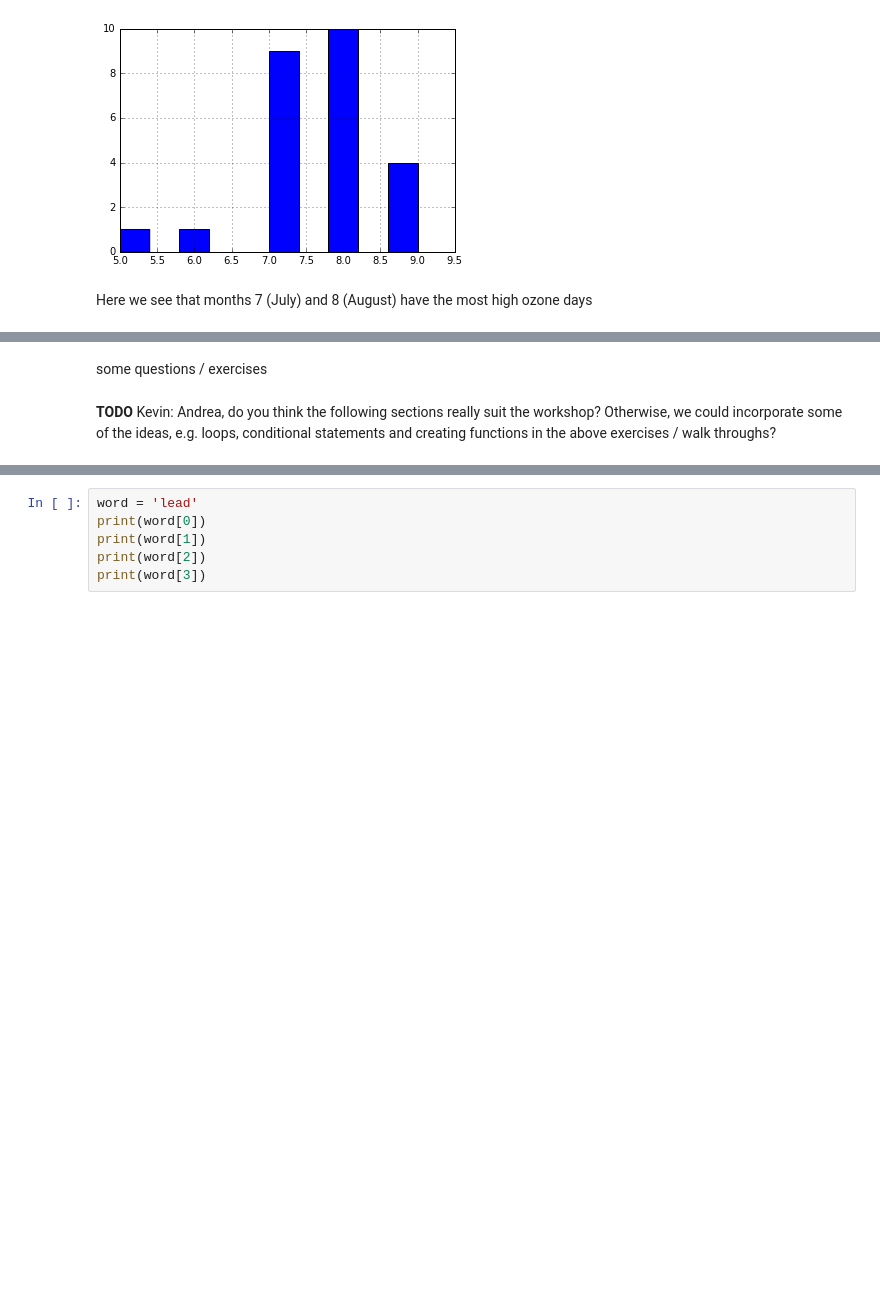
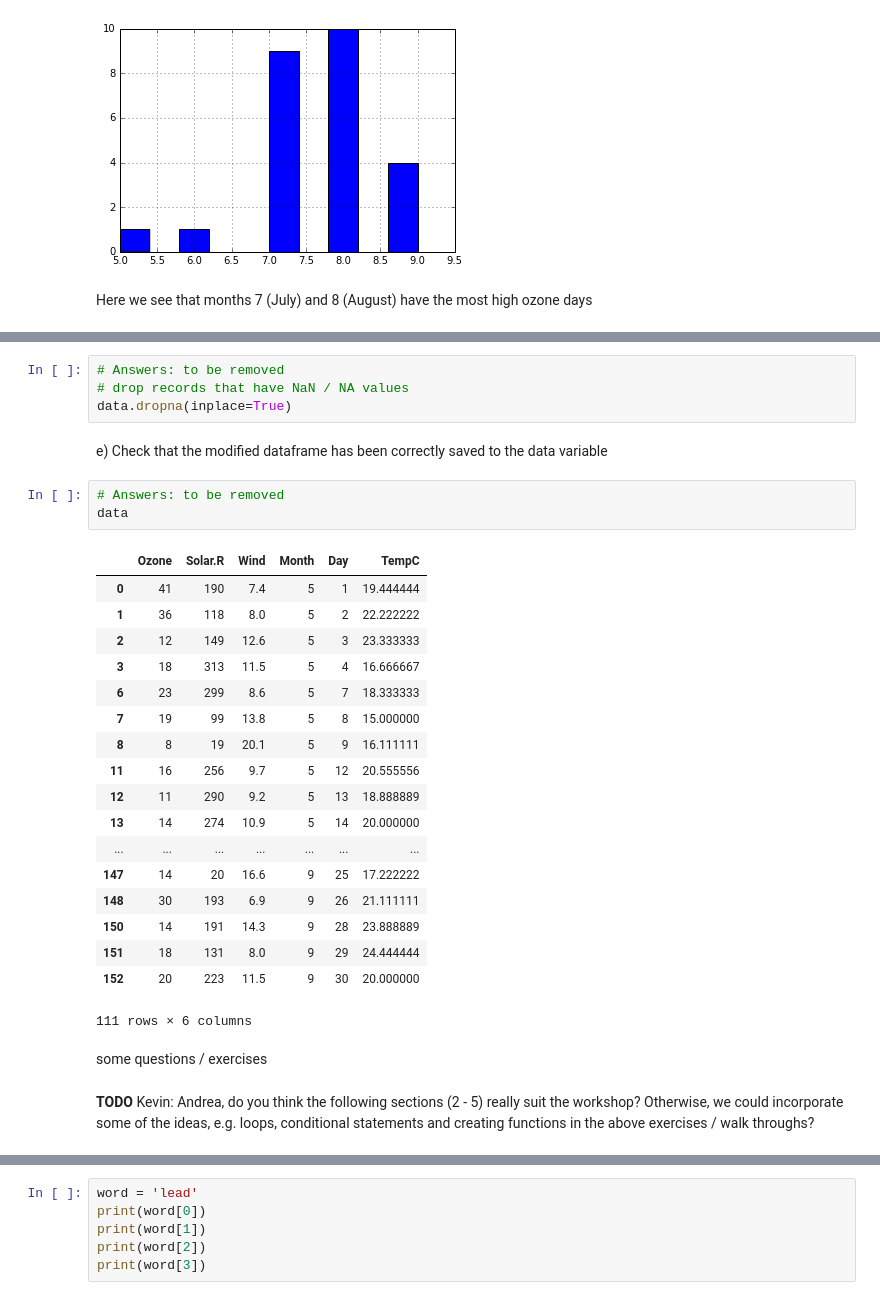
Before and after one commit to CurtinIDS/python-workshop-20160627, a Jupyter notebook: PythonWorkshop.ipynb, the cells around one changed output, grey strips where cells are left out. Drawn from its saved outputs; the diff is of its cells as text; blank space fills up the shorter version.

Commit message:
Updated section 1 of the tutorial with snippets and exercises

```diff
--- a/PythonWorkshop.ipynb
+++ b/PythonWorkshop.ipynb
@@ -295,7 +554,35 @@ Here we see that months 7 (July) and 8 (August) have the most high ozone days
+# %%
+# Answers: to be removed
+# drop records that have NaN / NA values
+data.dropna(inplace=True)
+# %% [markdown]
+e) Check that the modified dataframe has been correctly saved to the data variable
+# %%
+# Answers: to be removed
+data
+# %% [output]
+|  | Ozone | Solar.R | Wind | Month | Day | TempC |
+| 0 | 41 | 190 | 7.4 | 5 | 1 | 19.444444 |
+| 1 | 36 | 118 | 8.0 | 5 | 2 | 22.222222 |
+| 2 | 12 | 149 | 12.6 | 5 | 3 | 23.333333 |
+| 3 | 18 | 313 | 11.5 | 5 | 4 | 16.666667 |
+| 6 | 23 | 299 | 8.6 | 5 | 7 | 18.333333 |
+| 7 | 19 | 99 | 13.8 | 5 | 8 | 15.000000 |
+| 8 | 8 | 19 | 20.1 | 5 | 9 | 16.111111 |
+| 11 | 16 | 256 | 9.7 | 5 | 12 | 20.555556 |
+| 12 | 11 | 290 | 9.2 | 5 | 13 | 18.888889 |
+| 13 | 14 | 274 | 10.9 | 5 | 14 | 20.000000 |
+| ... | ... | ... | ... | ... | ... | ... |
+| 147 | 14 | 20 | 16.6 | 9 | 25 | 17.222222 |
+| 148 | 30 | 193 | 6.9 | 9 | 26 | 21.111111 |
+| 150 | 14 | 191 | 14.3 | 9 | 28 | 23.888889 |
+| 151 | 18 | 131 | 8.0 | 9 | 29 | 24.444444 |
+| 152 | 20 | 223 | 11.5 | 9 | 30 | 20.000000 |
+111 rows × 6 columns
 # %% [markdown]
 some questions / exercises
 # %% [markdown]
-**TODO** Kevin: Andrea, do you think the following sections really suit the workshop? Otherwise, we could incorporate some of the ideas, e.g. loops, conditional statements and creating functions in the above exercises / walk throughs?
+**TODO** Kevin: Andrea, do you think the following sections (2 - 5) really suit the workshop? Otherwise, we could incorporate some of the ideas, e.g. loops, conditional statements and creating functions in the above exercises / walk throughs?
 # %% [markdown]
 <div id="loops" />
 # 2. Repeating Actions with Loops
```
Also changed, not shown: parts of 41 cells of this notebook.
